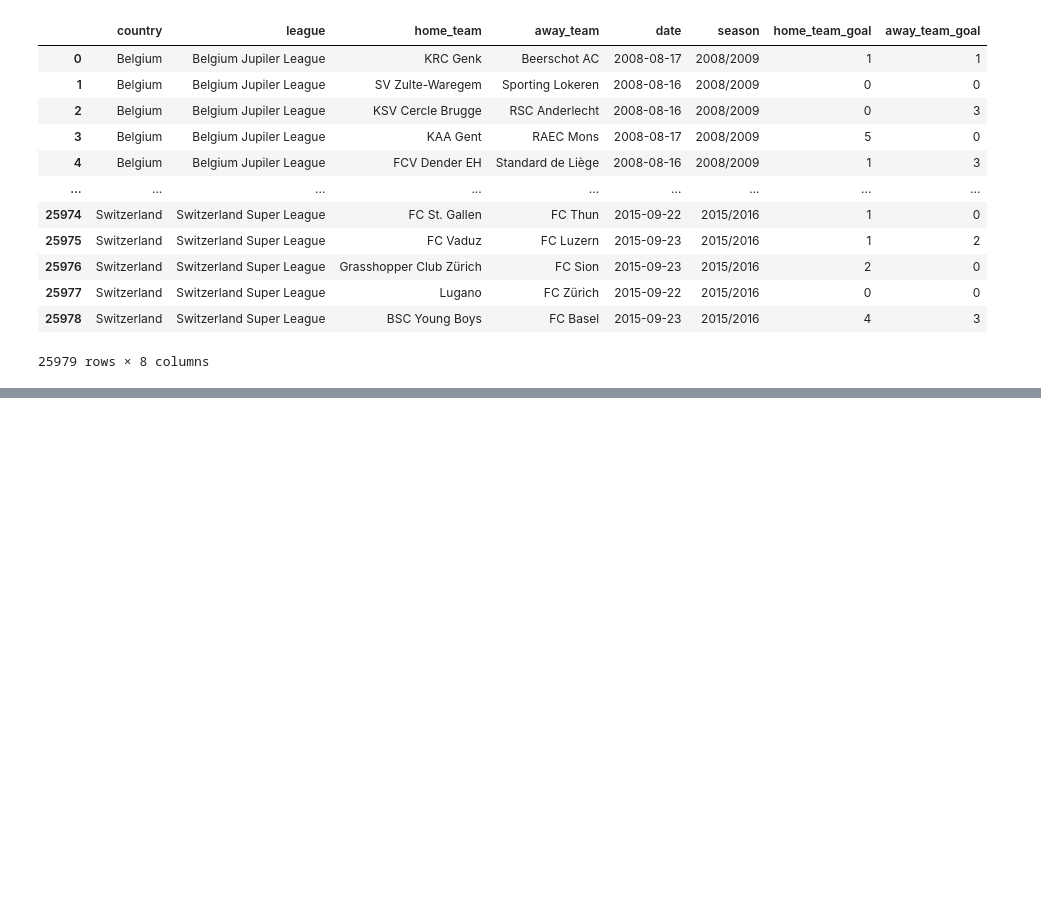
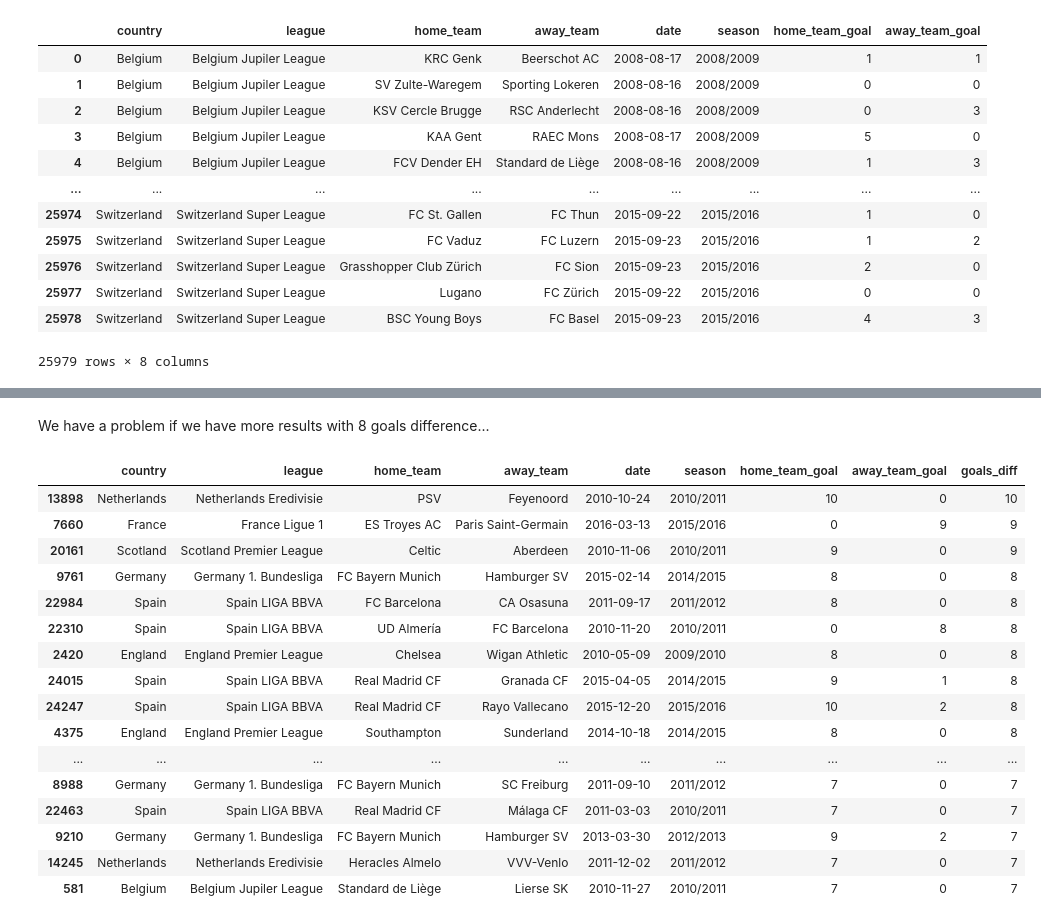
Before and after one commit to piotrgradzinski/dap_20230114, a Jupyter notebook: day_6_pgg/ex_4.ipynb, the cells around one changed output, grey strips where cells are left out. Saved outputs shown, nothing was run; the diff lists cells and outputs as text; code cells hidden in the pictures; blank space fills up the shorter version.

```diff
--- a/day_6_pgg/ex_4.ipynb
+++ b/day_6_pgg/ex_4.ipynb
@@ -25,3 +25,6 @@ matches
 | 25977 | Switzerland | Switzerland Super League | Lugano | FC Zürich | 2015-09-22 | 2015/2016 | 0 | 0 |
 | 25978 | Switzerland | Switzerland Super League | BSC Young Boys | FC Basel | 2015-09-23 | 2015/2016 | 4 | 3 |
 25979 rows × 8 columns
+# %%
+matches['goals_diff'] = abs(matches['home_team_goal'] - matches['away_team_goal'])
+matches
@@ -27,0 +59,22 @@ matches
+# %% [markdown]
+We have a problem if we have more results with 8 goals difference...
+# %%
+matches.sort_values('goals_diff', ascending=False).head(20)
+# %% [output]
+|  | country | league | home_team | away_team | date | season | home_team_goal | away_team_goal | goals_diff |
+| 13898 | Netherlands | Netherlands Eredivisie | PSV | Feyenoord | 2010-10-24 | 2010/2011 | 10 | 0 | 10 |
+| 7660 | France | France Ligue 1 | ES Troyes AC | Paris Saint-Germain | 2016-03-13 | 2015/2016 | 0 | 9 | 9 |
+| 20161 | Scotland | Scotland Premier League | Celtic | Aberdeen | 2010-11-06 | 2010/2011 | 9 | 0 | 9 |
+| 9761 | Germany | Germany 1. Bundesliga | FC Bayern Munich | Hamburger SV | 2015-02-14 | 2014/2015 | 8 | 0 | 8 |
+| 22984 | Spain | Spain LIGA BBVA | FC Barcelona | CA Osasuna | 2011-09-17 | 2011/2012 | 8 | 0 | 8 |
+| 22310 | Spain | Spain LIGA BBVA | UD Almería | FC Barcelona | 2010-11-20 | 2010/2011 | 0 | 8 | 8 |
+| 2420 | England | England Premier League | Chelsea | Wigan Athletic | 2010-05-09 | 2009/2010 | 8 | 0 | 8 |
+| 24015 | Spain | Spain LIGA BBVA | Real Madrid CF | Granada CF | 2015-04-05 | 2014/2015 | 9 | 1 | 8 |
+| 24247 | Spain | Spain LIGA BBVA | Real Madrid CF | Rayo Vallecano | 2015-12-20 | 2015/2016 | 10 | 2 | 8 |
+| 4375 | England | England Premier League | Southampton | Sunderland | 2014-10-18 | 2014/2015 | 8 | 0 | 8 |
+| ... | ... | ... | ... | ... | ... | ... | ... | ... | ... |
+| 8988 | Germany | Germany 1. Bundesliga | FC Bayern Munich | SC Freiburg | 2011-09-10 | 2011/2012 | 7 | 0 | 7 |
+| 22463 | Spain | Spain LIGA BBVA | Real Madrid CF | Málaga CF | 2011-03-03 | 2010/2011 | 7 | 0 | 7 |
+| 9210 | Germany | Germany 1. Bundesliga | FC Bayern Munich | Hamburger SV | 2013-03-30 | 2012/2013 | 9 | 2 | 7 |
+| 14245 | Netherlands | Netherlands Eredivisie | Heracles Almelo | VVV-Venlo | 2011-12-02 | 2011/2012 | 7 | 0 | 7 |
+| 581 | Belgium | Belgium Jupiler League | Standard de Liège | Lierse SK | 2010-11-27 | 2010/2011 | 7 | 0 | 7 |
```
Also changed, not shown: parts of 3 cells of this notebook, 1 other file.
